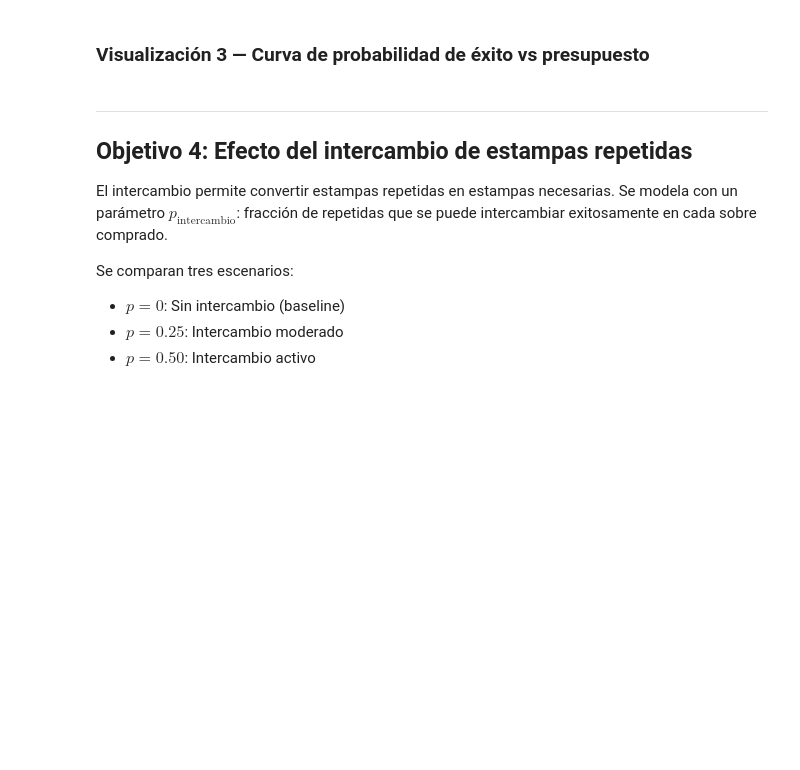
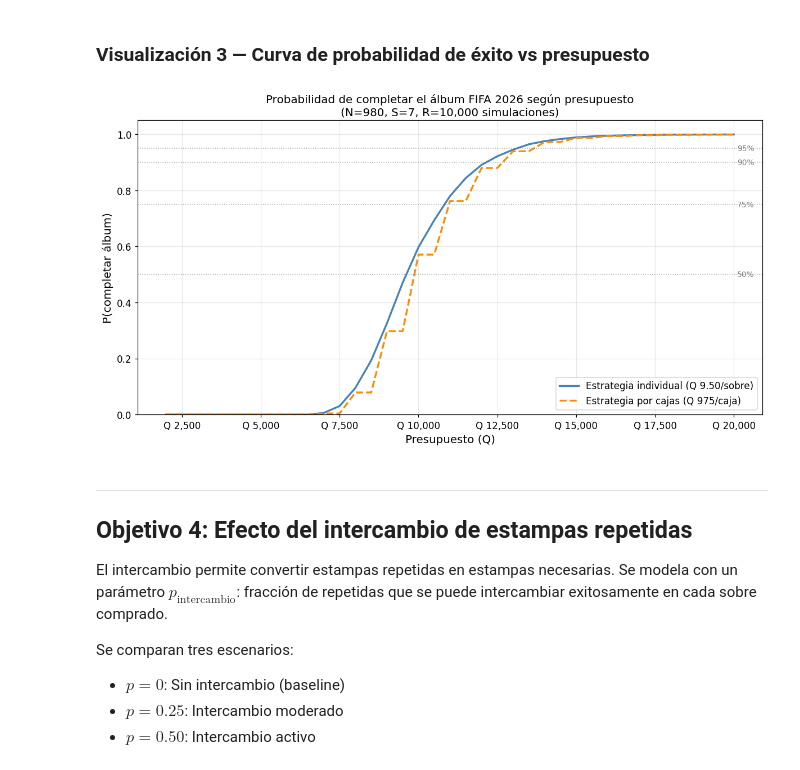
Before and after one commit to Pxdro-410/Lab7-prob1, a Jupyter notebook: lab7-ej2.ipynb, the cells around one changed output. Saved outputs shown, nothing was run; the diff lists cells and outputs as text; code cells hidden in the pictures; blank space fills up the shorter version.

Commit message:
visualizacion 3 ej2

```diff
--- a/lab7-ej2.ipynb
+++ b/lab7-ej2.ipynb
@@ -230,5 +263,33 @@ Para cada presupuesto $B$, el máximo de sobres comprables es:
 # %% [markdown]
 ### Visualización 3 — Curva de probabilidad de éxito vs presupuesto
+# %%
+fig, ax = plt.subplots(figsize=(11, 6))
+
+ax.plot(presupuestos, prob_individual, color='steelblue',  linewidth=2.2,
+        label='Estrategia individual (Q 9.50/sobre)')
+ax.plot(presupuestos, prob_cajas,      color='darkorange', linewidth=2.2,
+        linestyle='--', label='Estrategia por cajas (Q 975/caja)')
+
+for p_ref, color_ref in [(0.50, 'gray'), (0.75, 'gray'), (0.90, 'gray'), (0.95, 'gray')]:
+    ax.axhline(p_ref, color=color_ref, linestyle=':', linewidth=1.0, alpha=0.7)
+    ax.text(presupuestos[-1]+100, p_ref, f'{int(p_ref*100)}%',
+            va='center', fontsize=9, color='gray')
+
+ax.set_xlabel('Presupuesto (Q)', fontsize=13)
+ax.set_ylabel('P(completar álbum)', fontsize=13)
+ax.set_title(
+    f'Probabilidad de completar el álbum FIFA 2026 según presupuesto\n'
+    f'(N={N}, S={S}, R={R:,} simulaciones)',
+    fontsize=13
+)
+ax.legend(fontsize=11)
+ax.set_ylim(0, 1.05)
+ax.xaxis.set_major_formatter(plt.FuncFormatter(lambda x, _: f'Q {x:,.0f}'))
+ax.grid(alpha=0.3)
+plt.tight_layout()
+plt.show()
+# %% [output]
+[figure, added]
 # %% [markdown]
 ---
 ## Objetivo 4: Efecto del intercambio de estampas repetidas
```
Also changed, not shown: parts of 1 cell of this notebook.
